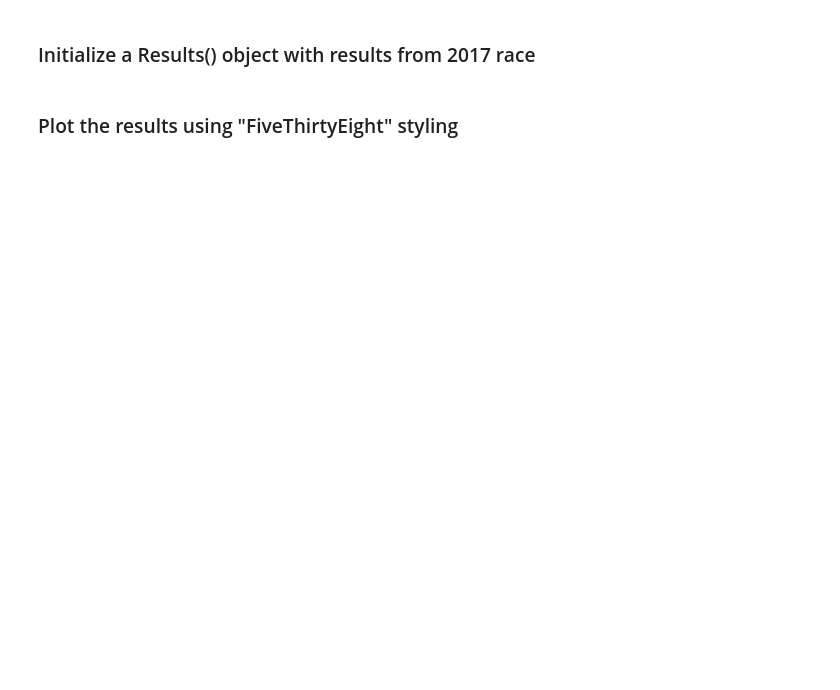
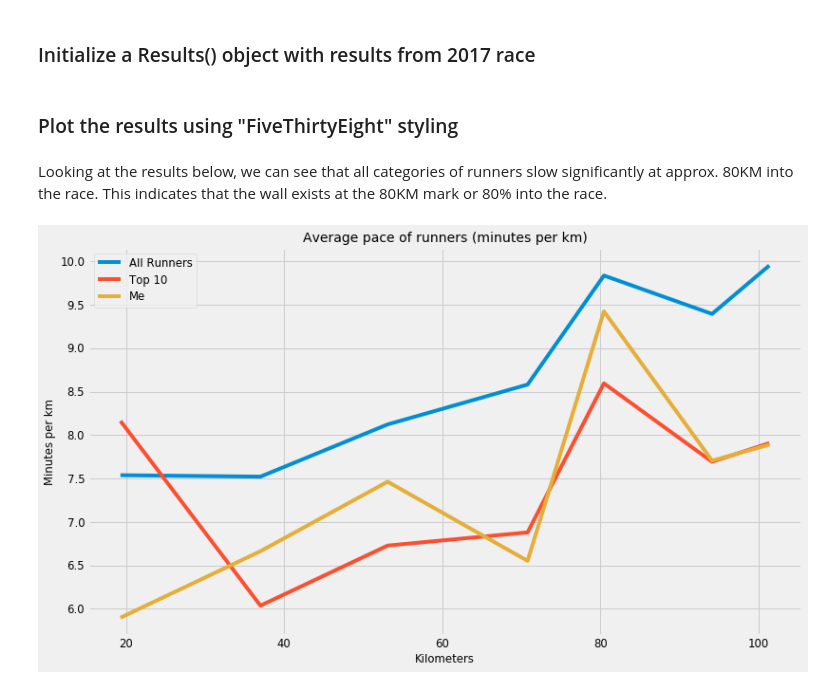
Before and after one commit to slemasne/portfolio, a Jupyter notebook: svp100_class.ipynb, the cells around one changed output. Cells and saved outputs as stored; diff of their text form; code cells hidden in the pictures; blank space fills up the shorter version.

```diff
--- a/svp100_class.ipynb
+++ b/svp100_class.ipynb
@@ -33,7 +37,7 @@ plt.style.use('fivethirtyeight')
 # Define a dictionary containing default plotting configurations
 
 params = {'legend.fontsize': 'small',
-          'figure.figsize': (9, 3),
+          'figure.figsize': (12, 4.5),
          'axes.labelsize': 'small',
          'axes.titlesize':'medium',
          'xtick.labelsize':'small',
@@ -159,10 +169,22 @@ def average_pace(df):
+# %%
+# Race website URL:
+
+base_url = r'http://www.svp100.co.uk/results-'
+
+# Column headers for the DataFrame scraped directly from the website:
+
+columns = ["pos", "name", "bib", "gender", "start", "club",
+           "cp1", "cp2", "cp3", "cp4", "cp5", "cp6", "finish", "total"]
+
+# List of new columns we'll add to the DataFrame for our analysis
+
+check_points = ["cp1","cp2","cp3","cp4","cp5","cp6","finish"]
 # %% [markdown]
 ### Initialize a Results() object with results from 2017 race
 # %%
-results = Results(year = 2017)
-all_runners = results.format_df()
+results = raceResults(base_url, 2017, columns, check_points)
+all_runners = results.df_results()
 all_runners = average_pace(all_runners)
-all_runners
 # %%
 top_3 = results.top_runners(10)
 top_3 = average_pace(top_3)
@@ -170,5 +191,5 @@ top_3
 # %%
-me = results.target_runners()
+me = results.target_runners("Stephen Lemasney")
 # %%
 plots = all_runners.join(top_3, lsuffix = "_all", rsuffix  = "_t3")
 plots = plots.join(me, rsuffix="_me" )
@@ -177,9 +198,13 @@ plots["min_km_me"] = plots["2017_me"]/plots["cp_km_s_all"]
 plots = plots.rename(columns = {"min_km_all":"All Runners","min_km_t3":"Top 10","min_km_me":"Me"})
 # %% [markdown]
 ### Plot the results using "FiveThirtyEight" styling
+# %% [markdown]
+Looking at the results below, we can see that all categories of runners slow significantly at approx. 80KM into the race. This indicates that the wall exists at the 80KM mark or 80% into the race.
 # %%
-
-plots.plot(y = ["All Runners","Top 10","Me"], x = ["cp_km_all"], figsize=(7,4))
+plots.plot(y = ["All Runners","Top 10","Me"], x = "cp_km_all", figsize=(12,7))
 plt.title('Average pace of runners (minutes per km)')
 plt.ylabel('Minutes per km', fontsize="small")
 plt.xlabel('Kilometers')
+plt.show()
+# %% [output]
+[figure, added]
```
Also changed, not shown: parts of 10 cells of this notebook.
